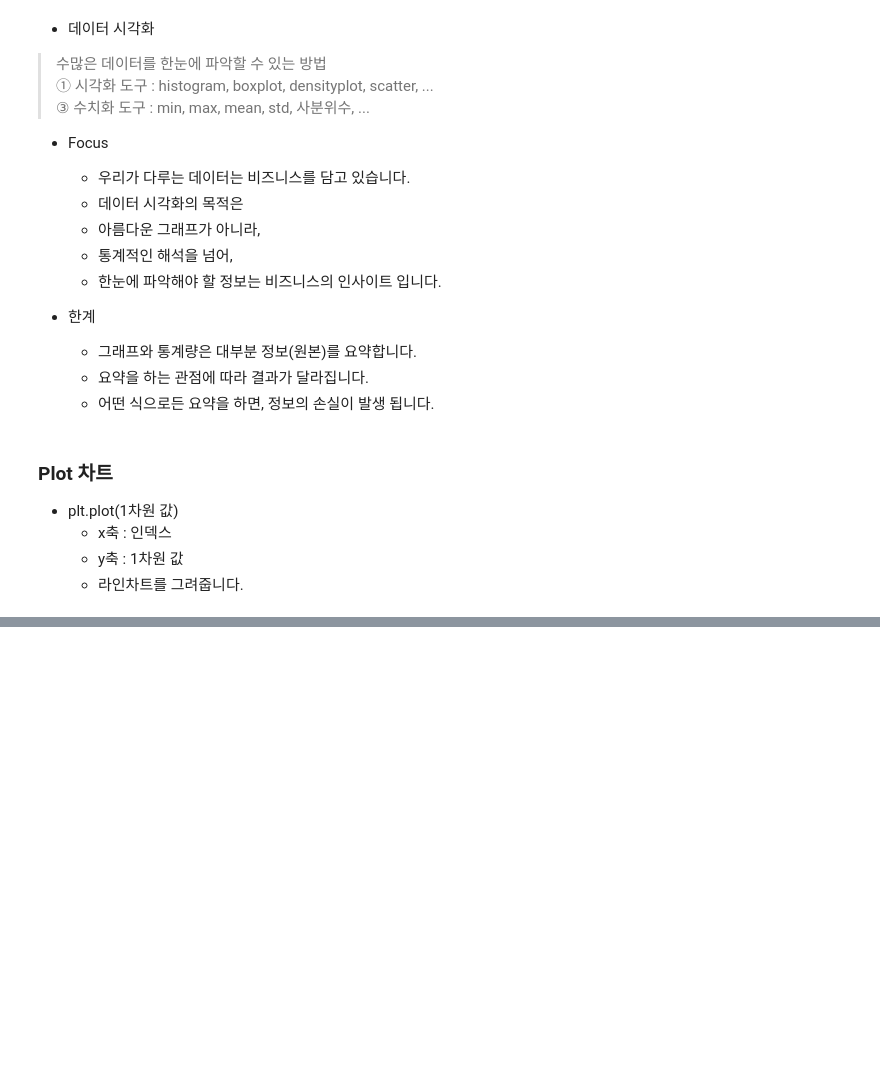
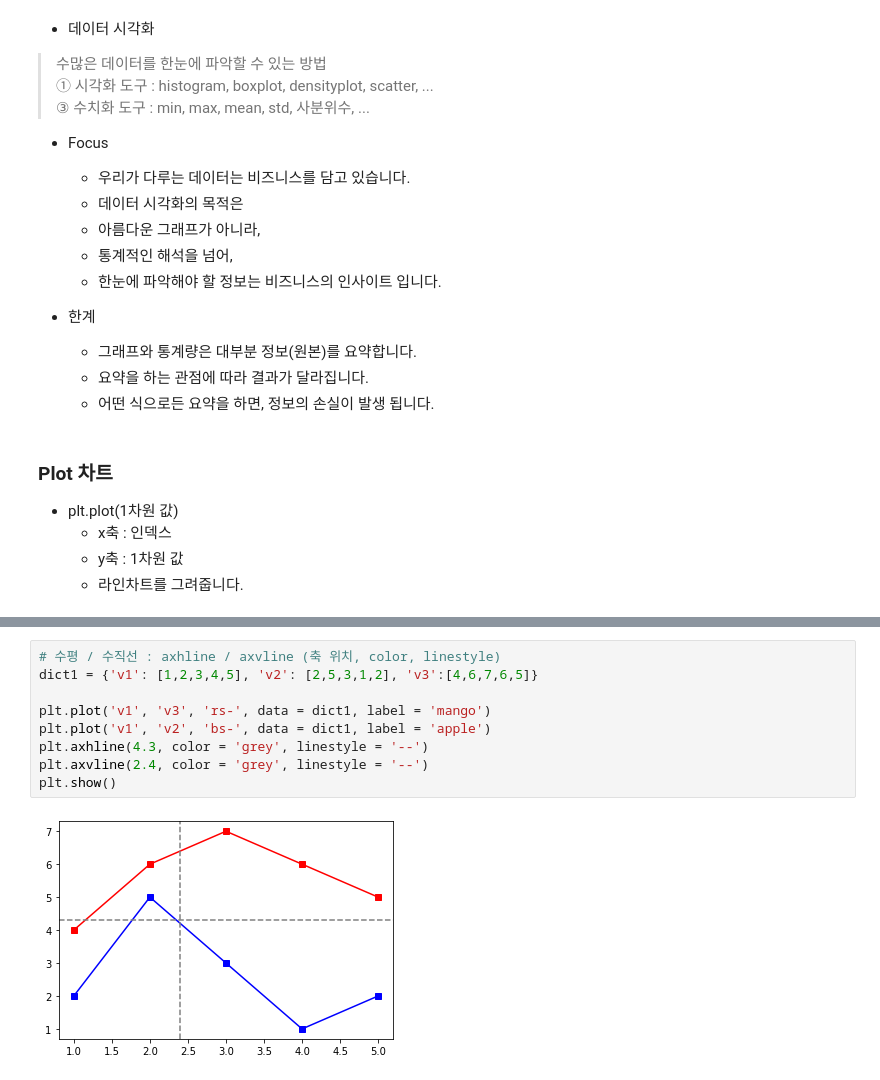
Before and after one commit to mskyun721/aivle_python, a Jupyter notebook: Class/matplotlib.ipynb, the cells around one changed output, grey strips where cells are left out. Cells and saved outputs as stored; diff of their text form; blank space fills up the shorter version.

```diff
--- a/Class/matplotlib.ipynb
+++ b/Class/matplotlib.ipynb
@@ -122,0 +189,11 @@ plt.show()
+# %%
+# 수평 / 수직선 : axhline / axvline (축 위치, color, linestyle)
+dict1 = {'v1': [1,2,3,4,5], 'v2': [2,5,3,1,2], 'v3':[4,6,7,6,5]}
+
+plt.plot('v1', 'v3', 'rs-', data = dict1, label = 'mango')
+plt.plot('v1', 'v2', 'bs-', data = dict1, label = 'apple')
+plt.axhline(4.3, color = 'grey', linestyle = '--')
+plt.axvline(2.4, color = 'grey', linestyle = '--')
+plt.show()
+# %% [output]
+[figure, added]
```
Also changed, not shown: parts of 39 cells of this notebook, 1 other file.
